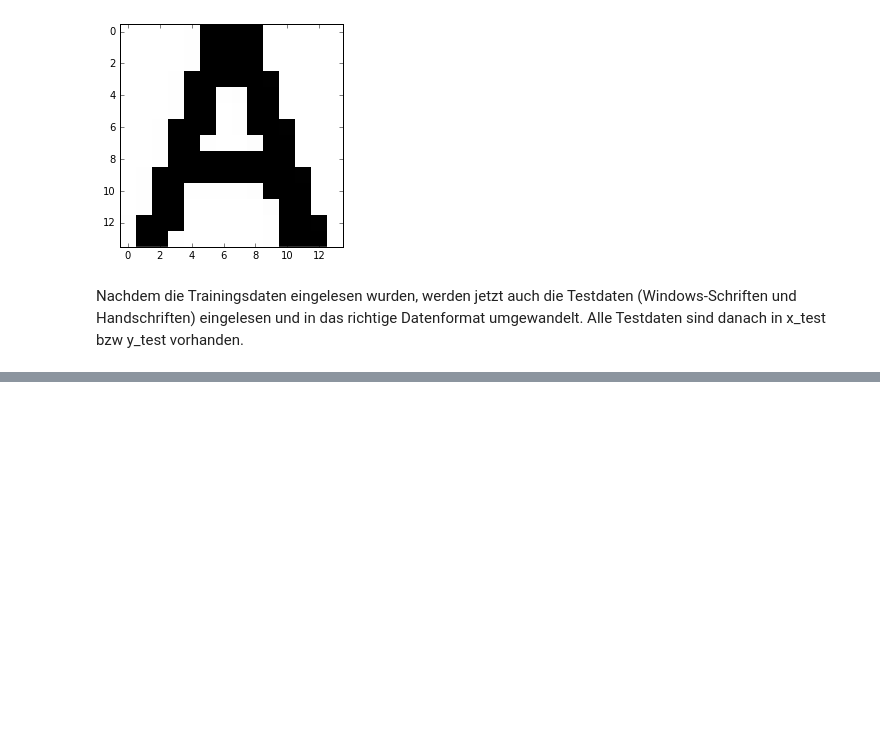
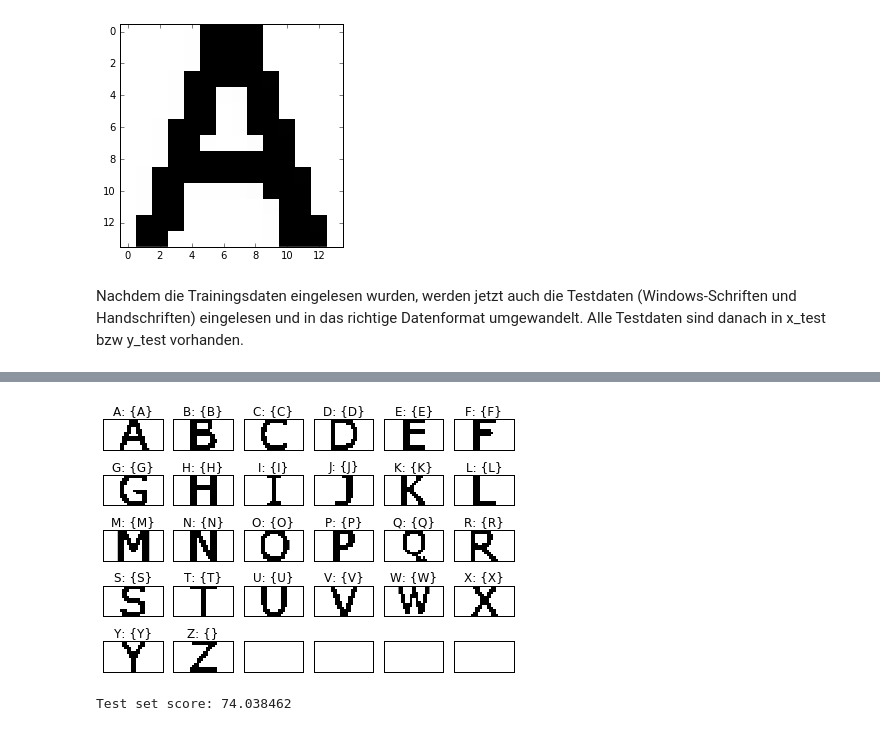
Before and after one commit to SoulReav0r/LearningSoftcomputingSS16, a Jupyter notebook: notebook.ipynb, the cells around one changed output, grey strips where cells are left out. Cells and saved outputs as stored; diff of their text form; code cells hidden in the pictures; blank space fills up the shorter version.

Commit message:
First training and testing of MLPClassifier. Score-function added. Visualization of Characters added.

```diff
--- a/notebook.ipynb
+++ b/notebook.ipynb
@@ -106,11 +106,19 @@ def createYArray(char_pos, data):
     y_array[y_array == 0.8] = 1
     return y_array
 
-#fname = "TestHandschriften.pat"
+def score(x, expected):
+    correct_predicted = 0
+    for i in range(0, len(x) -1):
+        predicted = mlp.predict(x[i].reshape(1, -1))[0]
+        if (np.array_equal(predicted,expected[i])):
+            correct_predicted += 1
+    return correct_predicted / len(x) * 100
+
 fname = "Trainingsdaten.pat"
 with open(fname) as f:
     trainingsdaten = f.readlines()
 
+labels = ['A','B','C','D','E','F','G','H','I','J','K','L','M','N','O','P','Q','R','S','T','U','V','W','X','Y','Z']
 input_rows = int(trainingsdaten[0])
 input_columns = int(trainingsdaten[1])
 output_rows = int(trainingsdaten[2])
@@ -164,3 +181,10 @@ for i in range(0,104):
+# %%
+def determinePredictedCharacters(predictedArray):
+    chars = []
+    for i in range(0,25):
+        if (predictedArray[i] == 1):
+            chars.append(labels[i])
+    return ', '.join(chars)
 # %% [markdown]
 ## Erstes Experiment
 
@@ -170,11 +194,9 @@ for i in range(0,104):
 # %%
 from sklearn.neural_network import MLPClassifier
 
-mlp = MLPClassifier(hidden_layer_sizes=(1,), max_iter=100, alpha=1e-4,
-                    algorithm='sgd', verbose=10, tol=1e-4, random_state=1,
-                    learning_rate_init=.1)
+mlp = MLPClassifier(activation='tanh', hidden_layer_sizes=(100), max_iter=100, alpha=1e-4,
+                    algorithm='l-bfgs', learning_rate='adaptive', verbose=False, tol=1e-8,
+                    learning_rate_init=.001)
 
 mlp.fit(x_train, y_train)
-#print("Training set score: %f" % mlp.score(x_train, y_train))
-#print("Test set score: %f" % mlp.score(x_test, y_test))
 # %% [output]
@@ -197,0 +220,19 @@ MLPClassifier(activation='relu', algorithm='sgd', alpha=0.0001,
+# %%
+fig, ax = plt.subplots(nrows=5, ncols=6, sharex=True, sharey=True)
+ax = ax.flatten()
+
+for i in range(0,26):
+    predictedArray = mlp.predict(x_testW[i].reshape(1, -1))[0]
+    img = x_testW[i].reshape(14,14)
+    ax[i].imshow(img, cmap='Greys', interpolation='nearest')
+    ax[i].set_title('%s: {%s}' % (labels[i], determinePredictedCharacters(predictedArray)))
+
+ax[0].set_xticks([])
+ax[0].set_yticks([])
+plt.tight_layout()
+plt.show()
+
+print("Test set score: %f" % score(x_testW, y_testW))
+# %% [output]
+[figure, added]
+Test set score: 74.038462
```
Also changed, not shown: parts of 9 cells of this notebook.
